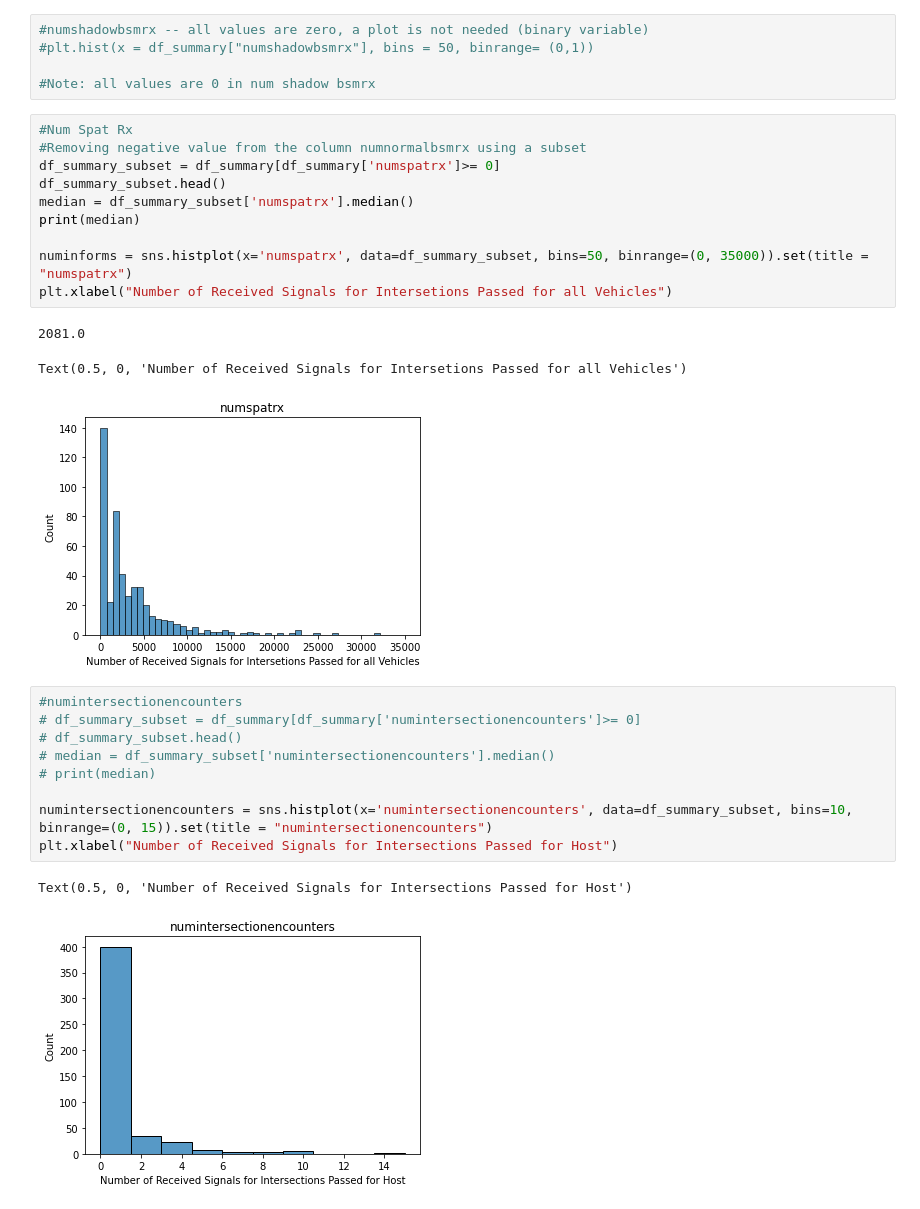
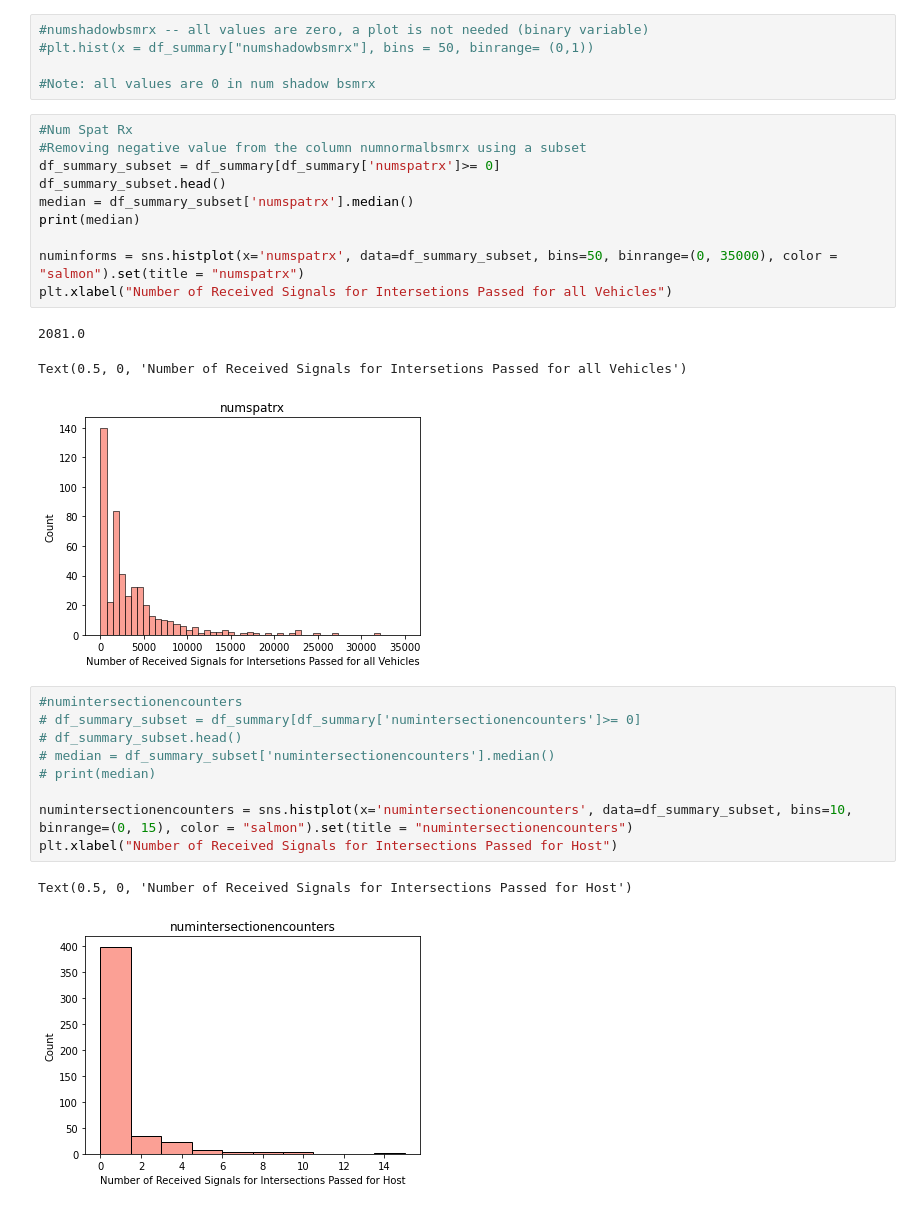
Before and after one commit to caroline-eggett/honda-interaction-analysis-hackathon, a Jupyter notebook: r_Exploratory.ipynb, the cells around one changed output. Saved outputs shown, nothing was run; the diff lists cells and outputs as text.

```diff
--- a/r_Exploratory.ipynb
+++ b/r_Exploratory.ipynb
@@ -106,24 +106,24 @@ df_summary_subset.head()
 median = df_summary_subset['numspatrx'].median()
 print(median)
 
-numinforms = sns.histplot(x='numspatrx', data=df_summary_subset, bins=50, binrange=(0, 35000)).set(title = "numspatrx")
+numinforms = sns.histplot(x='numspatrx', data=df_summary_subset, bins=50, binrange=(0, 35000), color = "salmon").set(title = "numspatrx")
 plt.xlabel("Number of Received Signals for Intersetions Passed for all Vehicles")
 # %% [output]
 2081.0
 Text(0.5, 0, 'Number of Received Signals for Intersetions Passed for all Vehicles')
-[figure, old version]
+[figure, new version]
 # %%
 #numintersectionencounters
 # df_summary_subset = df_summary[df_summary['numintersectionencounters']>= 0]
 # df_summary_subset.head()
 # median = df_summary_subset['numintersectionencounters'].median()
 # print(median)
 
-numintersectionencounters = sns.histplot(x='numintersectionencounters', data=df_summary_subset, bins=10, binrange=(0, 15)).set(title = "numintersectionencounters")
+numintersectionencounters = sns.histplot(x='numintersectionencounters', data=df_summary_subset, bins=10, binrange=(0, 15), color = "salmon").set(title = "numintersectionencounters")
 plt.xlabel("Number of Received Signals for Intersections Passed for Host")
 # %% [output]
 Text(0.5, 0, 'Number of Received Signals for Intersections Passed for Host')
-[figure, old version]
+[figure, new version]
 # %%
 # Trip Endpoints
 #Difference b|t StartLocalTime and EndLocalTime
```
Also changed, not shown: parts of 3 cells of this notebook.
